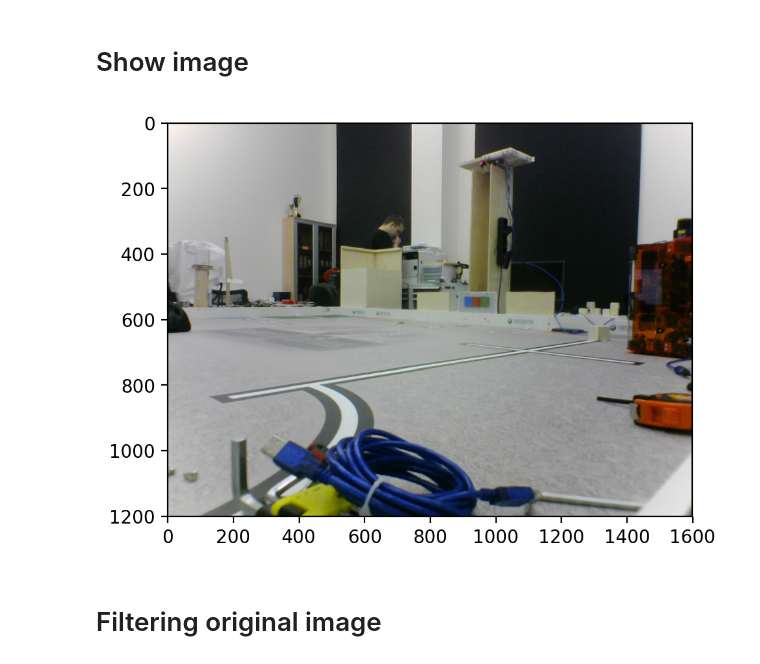
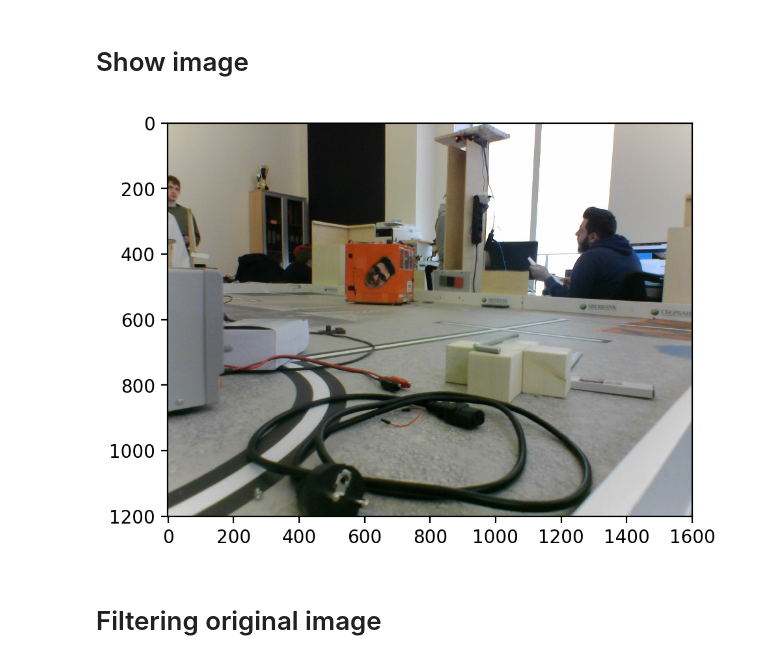
Before and after one commit to SkoltechRobotics/Eurobot2018, a Jupyter notebook: ComputerVision/CubeSequenceRecognition/PlanRecognition.ipynb, the cells around one changed output. Drawn from its saved outputs; the diff is of its cells as text; code cells hidden in the pictures.

```diff
--- a/ComputerVision/CubeSequenceRecognition/PlanRecognition.ipynb
+++ b/ComputerVision/CubeSequenceRecognition/PlanRecognition.ipynb
@@ -62,11 +63,11 @@ print(HSV_COLORS)
 # Show image
 # %%
 n_transformation = 1
-raw_img = cv2.cvtColor(cv2.imread("old_imgs/013.png"), cv2.COLOR_BGR2RGB)
+raw_img = cv2.cvtColor(cv2.imread("imgs/321_10.png"), cv2.COLOR_BGR2RGB)
 fig, ax = plt.subplots(1, 1, figsize=(6, 4), dpi=200)
 ax.imshow(raw_img);
 # %% [output]
-[figure, old version]
+[figure, new version]
 # %% [markdown]
 # Filtering original image
 # %%
```
Also changed, not shown: parts of 29 cells of this notebook, 9 other files.
